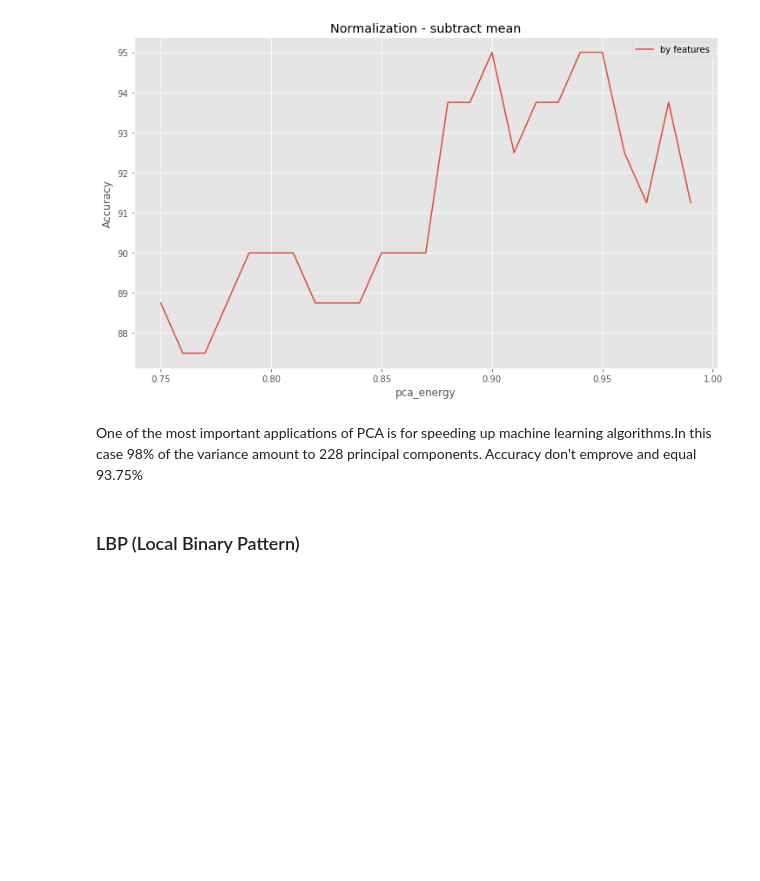
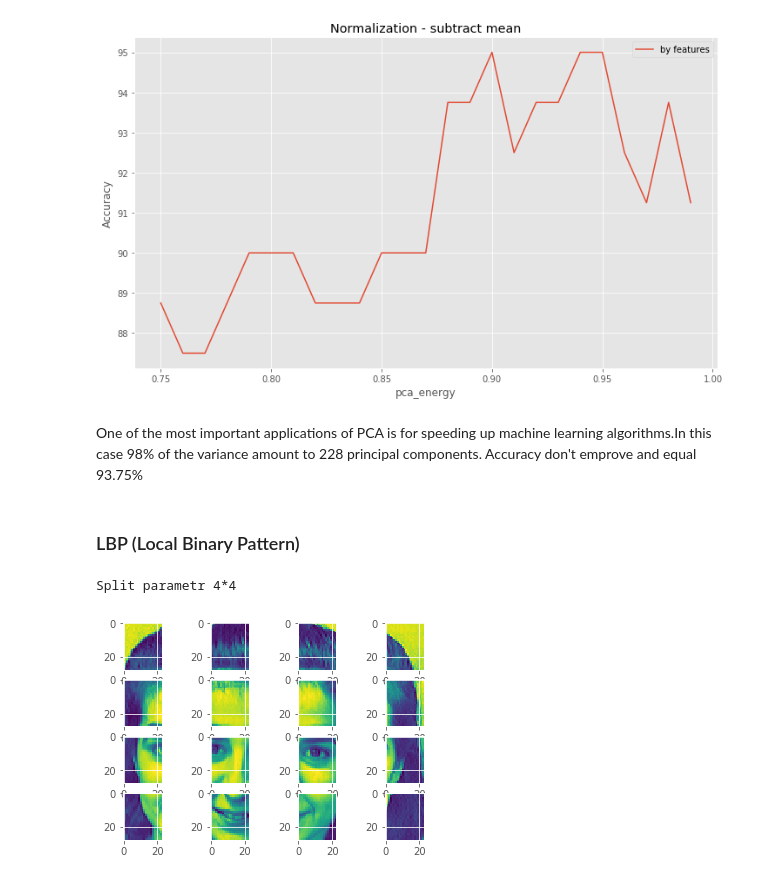
Before and after one commit to vasylcf/face_recognition, a Jupyter notebook: face_recognition_lbp.ipynb, the cells around one changed output. Drawn from its saved outputs; the diff is of its cells as text; code cells hidden in the pictures; blank space fills up the shorter version.

```diff
--- a/face_recognition_v5.ipynb
+++ b/face_recognition_lbp.ipynb
@@ -580,0 +567,43 @@ def create_lbp_set(data,height=112,width=92):
+# %%
+#splitting images
+def split_img(img,n,log=False):
+    """
+    Split image into n parts
+
+    Arguments:
+    img -- image
+    n -- tne numper of parts for cutting
+    log -- show result of cutting (if log=True)
+
+    Return:
+    M -- list of image parts
+    """
+    step_row=img.shape[0]//n
+    step_col=img.shape[1]//n
+    start_row=0
+    start_col=0
+    end_row=start_row+step_row
+    end_col=start_col+step_col
+    M=[]
+    for i in range(n):
+        start_col=0
+        end_col=start_col+step_col
+        for j in range(n):
+            M.append(img[start_row:end_row,start_col:end_col])
+            start_col=end_col
+            end_col+=step_col
+        start_row=end_row
+        end_row+=step_row
+    if log:
+        print(f'Split parametr {n}*{n} ')
+        ind=1
+        for i in M:
+            plt.subplot(n,n,ind)
+            plt.imshow(i)
+            ind+=1
+    return M
+# %%
+M=split_img(img,n=4,log=True)
+# %% [output]
+Split parametr 4*4
+[figure, added]
```
Also changed, not shown: parts of 42 cells of this notebook.
